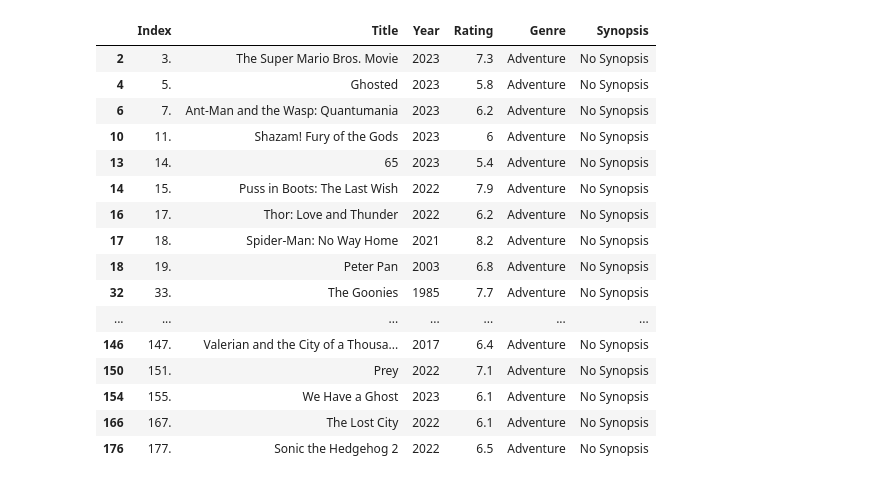
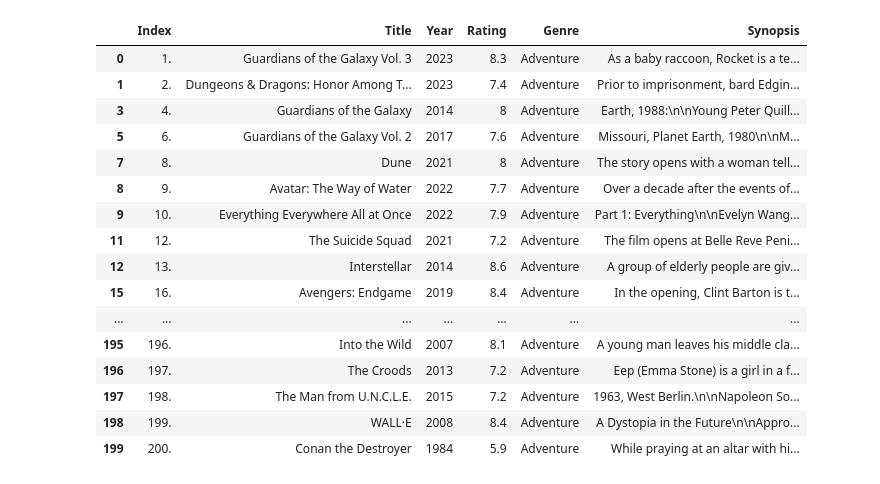
Before and after one commit to krisdev-h/sdsw-ucsb-IMDB-Family-and-Movie-Rating-Relationship-Project, a Jupyter notebook: Text_Search.ipynb, the cells around one changed output. Cells and saved outputs as stored; diff of their text form; code cells hidden in the pictures.

```diff
--- a/Text_Search.ipynb
+++ b/Text_Search.ipynb
@@ -193,22 +193,23 @@ df_animation = pd.concat([df_animation_1, df_animation_2, df_animation_3, df_ani
 pd.set_option('display.max_rows', None)
 
 #If you want to see the movies that contain the keyword: change the argument inside iloc to text_search(synopsis_list)
-df_animation.iloc[non_family_movies(synopsis_list)]
-# %% [output]
-|  | Index | Title | Year | Rating | Genre | Synopsis |
-| 2 | 3. | The Super Mario Bros. Movie | 2023 | 7.3 | Adventure | No Synopsis |
-| 4 | 5. | Ghosted | 2023 | 5.8 | Adventure | No Synopsis |
-| 6 | 7. | Ant-Man and the Wasp: Quantumania | 2023 | 6.2 | Adventure | No Synopsis |
-| 10 | 11. | Shazam! Fury of the Gods | 2023 | 6 | Adventure | No Synopsis |
-| 13 | 14. | 65 | 2023 | 5.4 | Adventure | No Synopsis |
-| 14 | 15. | Puss in Boots: The Last Wish | 2022 | 7.9 | Adventure | No Synopsis |
-| 16 | 17. | Thor: Love and Thunder | 2022 | 6.2 | Adventure | No Synopsis |
-| 17 | 18. | Spider-Man: No Way Home | 2021 | 8.2 | Adventure | No Synopsis |
-| 18 | 19. | Peter Pan | 2003 | 6.8 | Adventure | No Synopsis |
-| 32 | 33. | The Goonies | 1985 | 7.7 | Adventure | No Synopsis |
-| ... | ... | ... | ... | ... | ... | ... |
-| 146 | 147. | Valerian and the City of a Thousa... | 2017 | 6.4 | Adventure | No Synopsis |
-| 150 | 151. | Prey | 2022 | 7.1 | Adventure | No Synopsis |
-| 154 | 155. | We Have a Ghost | 2023 | 6.1 | Adventure | No Synopsis |
-| 166 | 167. | The Lost City | 2022 | 6.1 | Adventure | No Synopsis |
-| 176 | 177. | Sonic the Hedgehog 2 | 2022 | 6.5 | Adventure | No Synopsis |
+# %%
+family = df_animation.iloc[text_search(synopsis_list)]; family
+# %% [output]
+|  | Index | Title | Year | Rating | Genre | Synopsis |
+| 0 | 1. | Guardians of the Galaxy Vol. 3 | 2023 | 8.3 | Adventure | As a baby raccoon, Rocket is a te... |
+| 1 | 2. | Dungeons & Dragons: Honor Among T... | 2023 | 7.4 | Adventure | Prior to imprisonment, bard Edgin... |
+| 3 | 4. | Guardians of the Galaxy | 2014 | 8 | Adventure | Earth, 1988:\n\nYoung Peter Quill... |
+| 5 | 6. | Guardians of the Galaxy Vol. 2 | 2017 | 7.6 | Adventure | Missouri, Planet Earth, 1980\n\nM... |
+| 7 | 8. | Dune | 2021 | 8 | Adventure | The story opens with a woman tell... |
+| 8 | 9. | Avatar: The Way of Water | 2022 | 7.7 | Adventure | Over a decade after the events of... |
+| 9 | 10. | Everything Everywhere All at Once | 2022 | 7.9 | Adventure | Part 1: Everything\n\nEvelyn Wang... |
+| 11 | 12. | The Suicide Squad | 2021 | 7.2 | Adventure | The film opens at Belle Reve Peni... |
+| 12 | 13. | Interstellar | 2014 | 8.6 | Adventure | A group of elderly people are giv... |
+| 15 | 16. | Avengers: Endgame | 2019 | 8.4 | Adventure | In the opening, Clint Barton is t... |
+| ... | ... | ... | ... | ... | ... | ... |
+| 195 | 196. | Into the Wild | 2007 | 8.1 | Adventure | A young man leaves his middle cla... |
+| 196 | 197. | The Croods | 2013 | 7.2 | Adventure | Eep (Emma Stone) is a girl in a f... |
+| 197 | 198. | The Man from U.N.C.L.E. | 2015 | 7.2 | Adventure | 1963, West Berlin.\n\nNapoleon So... |
+| 198 | 199. | WALL·E | 2008 | 8.4 | Adventure | A Dystopia in the Future\n\nAppro... |
+| 199 | 200. | Conan the Destroyer | 1984 | 5.9 | Adventure | While praying at an altar with hi... |
```
Also changed, not shown: parts of 1 cell of this notebook.
